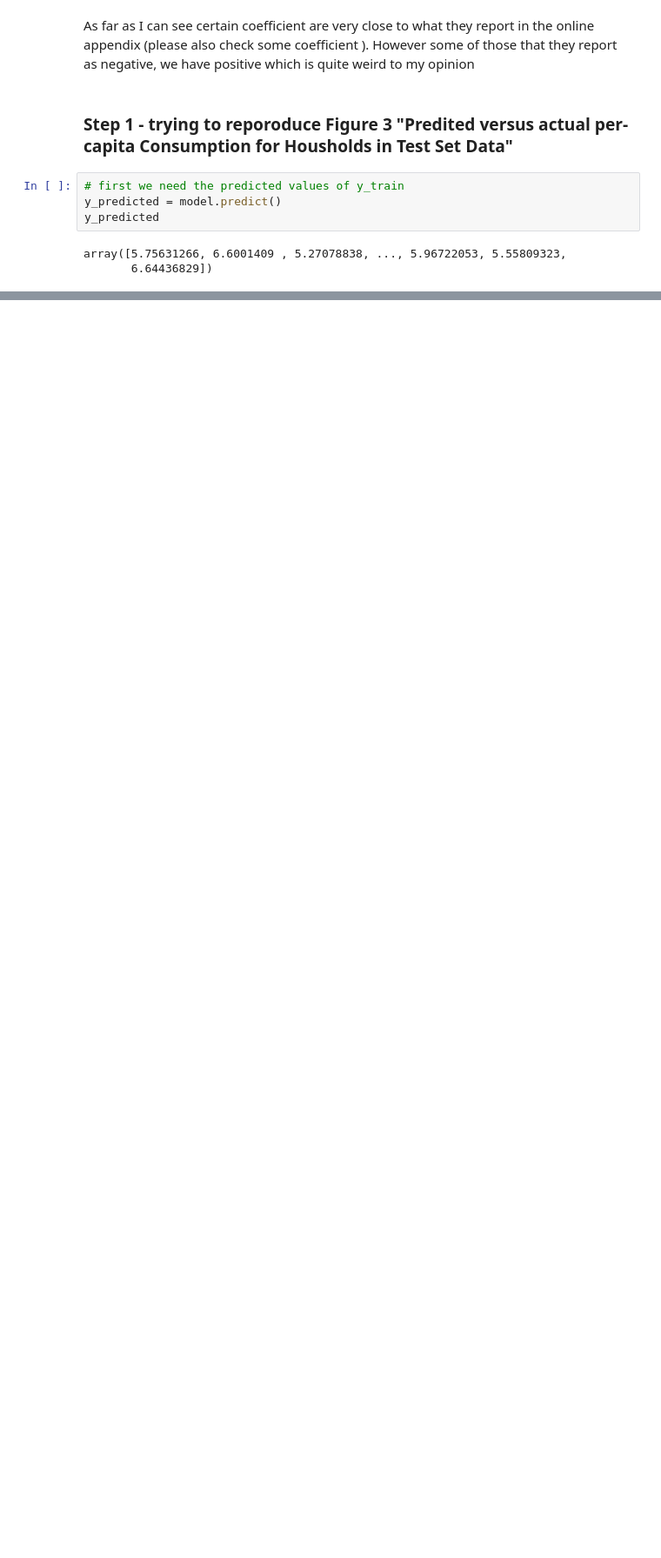
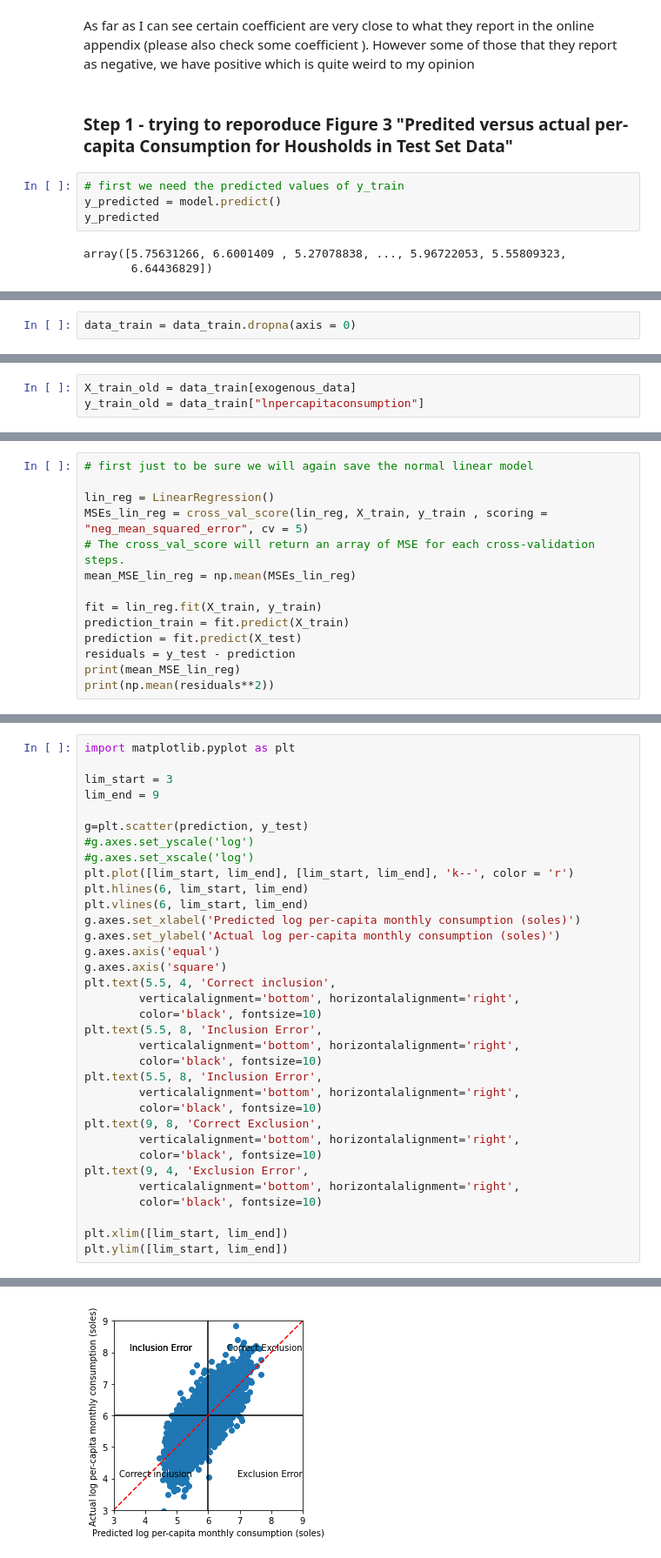
Before and after one commit to AnnetVasileva/machineLearning, a Jupyter notebook: Practical 1 read in data.ipynb, the cells around one changed output, grey strips where cells are left out. Shown at 87% size. Cells and saved outputs as stored; diff of their text form; blank space fills up the shorter version.

```diff
--- a/Practical 1 read in data.ipynb
+++ b/Practical 1 read in data.ipynb
@@ -232,0 +281,2 @@ plt.ylim([lim_start, lim_end])
+# %%
+data_train = data_train.dropna(axis = 0)
@@ -232,0 +287,3 @@ plt.ylim([lim_start, lim_end])
+# %%
+X_train_old = data_train[exogenous_data]
+y_train_old = data_train["lnpercapitaconsumption"]
@@ -232,0 +327,14 @@ plt.ylim([lim_start, lim_end])
+# %%
+# first just to be sure we will again save the normal linear model
+
+lin_reg = LinearRegression()
+MSEs_lin_reg = cross_val_score(lin_reg, X_train, y_train , scoring = "neg_mean_squared_error", cv = 5)
+# The cross_val_score will return an array of MSE for each cross-validation steps.
+mean_MSE_lin_reg = np.mean(MSEs_lin_reg)
+
+fit = lin_reg.fit(X_train, y_train)
+prediction_train = fit.predict(X_train)
+prediction = fit.predict(X_test)
+residuals = y_test - prediction
+print(mean_MSE_lin_reg)
+print(np.mean(residuals**2))
@@ -232,0 +359,35 @@ plt.ylim([lim_start, lim_end])
+# %%
+import matplotlib.pyplot as plt
+
+lim_start = 3
+lim_end = 9
+
+g=plt.scatter(prediction, y_test)
+#g.axes.set_yscale('log')
+#g.axes.set_xscale('log')
+plt.plot([lim_start, lim_end], [lim_start, lim_end], 'k--', color = 'r')
+plt.hlines(6, lim_start, lim_end)
+plt.vlines(6, lim_start, lim_end)
+g.axes.set_xlabel('Predicted log per-capita monthly consumption (soles)')
+g.axes.set_ylabel('Actual log per-capita monthly consumption (soles)')
+g.axes.axis('equal')
+g.axes.axis('square')
+plt.text(5.5, 4, 'Correct inclusion',
+        verticalalignment='bottom', horizontalalignment='right',
+        color='black', fontsize=10)
+plt.text(5.5, 8, 'Inclusion Error',
+        verticalalignment='bottom', horizontalalignment='right',
+        color='black', fontsize=10)
+plt.text(5.5, 8, 'Inclusion Error',
+        verticalalignment='bottom', horizontalalignment='right',
+        color='black', fontsize=10)
+plt.text(9, 8, 'Correct Exclusion',
+        verticalalignment='bottom', horizontalalignment='right',
+        color='black', fontsize=10)
+plt.text(9, 4, 'Exclusion Error',
+        verticalalignment='bottom', horizontalalignment='right',
+        color='black', fontsize=10)
+
+plt.xlim([lim_start, lim_end])
+plt.ylim([lim_start, lim_end])
+# %% [output]
@@ -232,0 +395 @@ plt.ylim([lim_start, lim_end])
+[figure, added]
```
Also changed, not shown: parts of 45 cells of this notebook.
